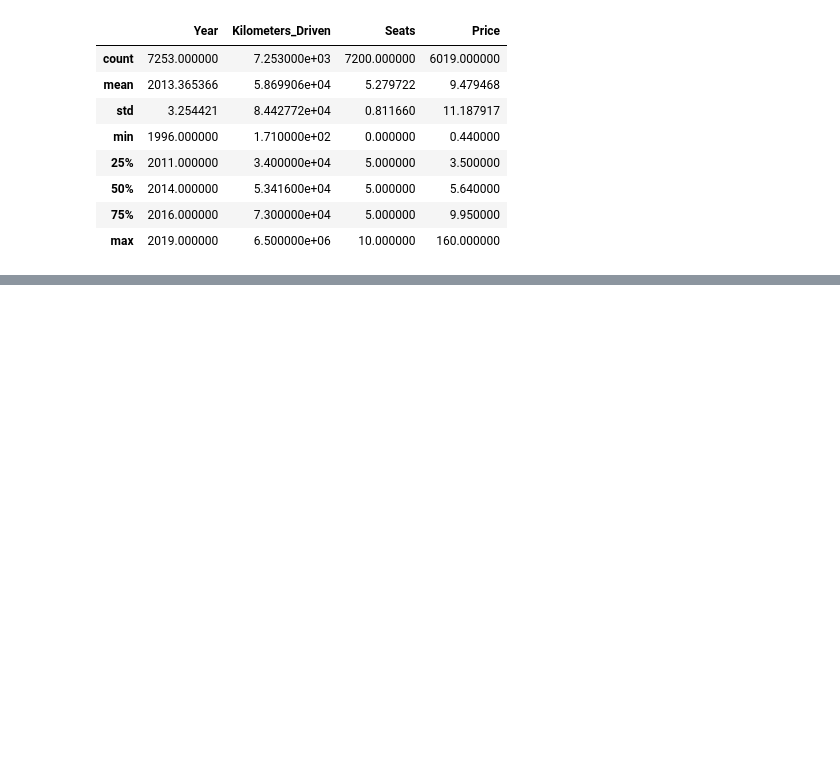
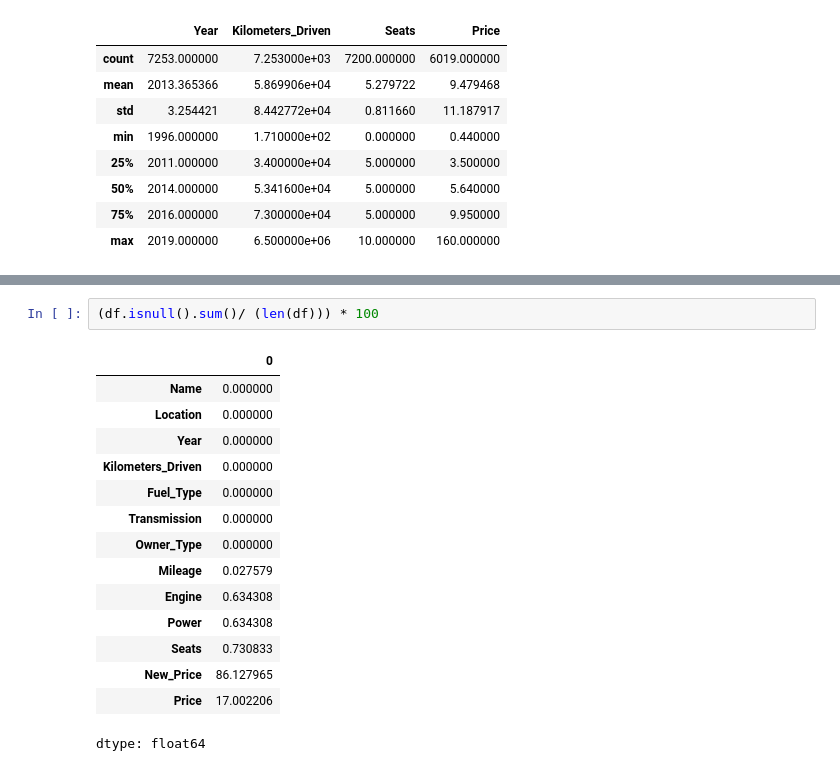
Before and after one commit to sr606/Machine_Learning_CaseStudies, a Jupyter notebook: Cars24_EDA.ipynb, the cells around one changed output, grey strips where cells are left out. Cells and saved outputs as stored; diff of their text form; blank space fills up the shorter version.

```diff
--- a/Cars24_EDA.ipynb
+++ b/Cars24_EDA.ipynb
@@ -103,0 +156,18 @@ df.describe()
+# %%
+(df.isnull().sum()/ (len(df))) * 100
+# %% [output]
+|  | 0 |
+| Name | 0.000000 |
+| Location | 0.000000 |
+| Year | 0.000000 |
+| Kilometers_Driven | 0.000000 |
+| Fuel_Type | 0.000000 |
+| Transmission | 0.000000 |
+| Owner_Type | 0.000000 |
+| Mileage | 0.027579 |
+| Engine | 0.634308 |
+| Power | 0.634308 |
+| Seats | 0.730833 |
+| New_Price | 86.127965 |
+| Price | 17.002206 |
+dtype: float64
```
Also changed, not shown: parts of 8 cells of this notebook.
